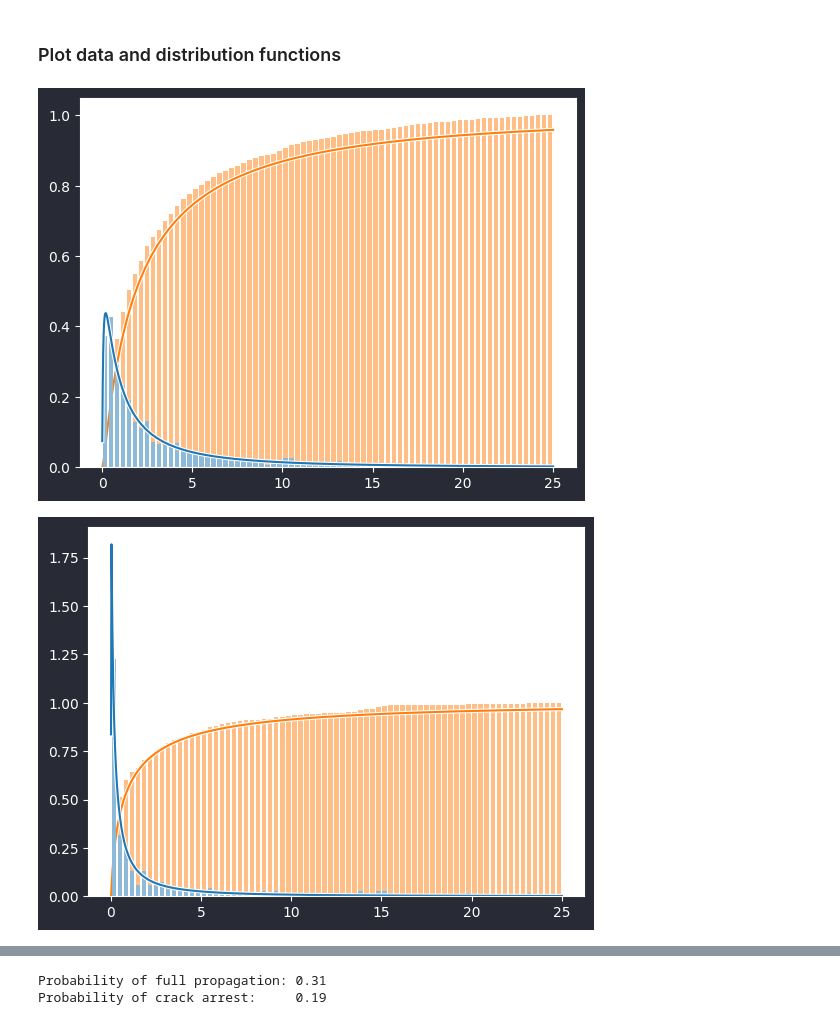
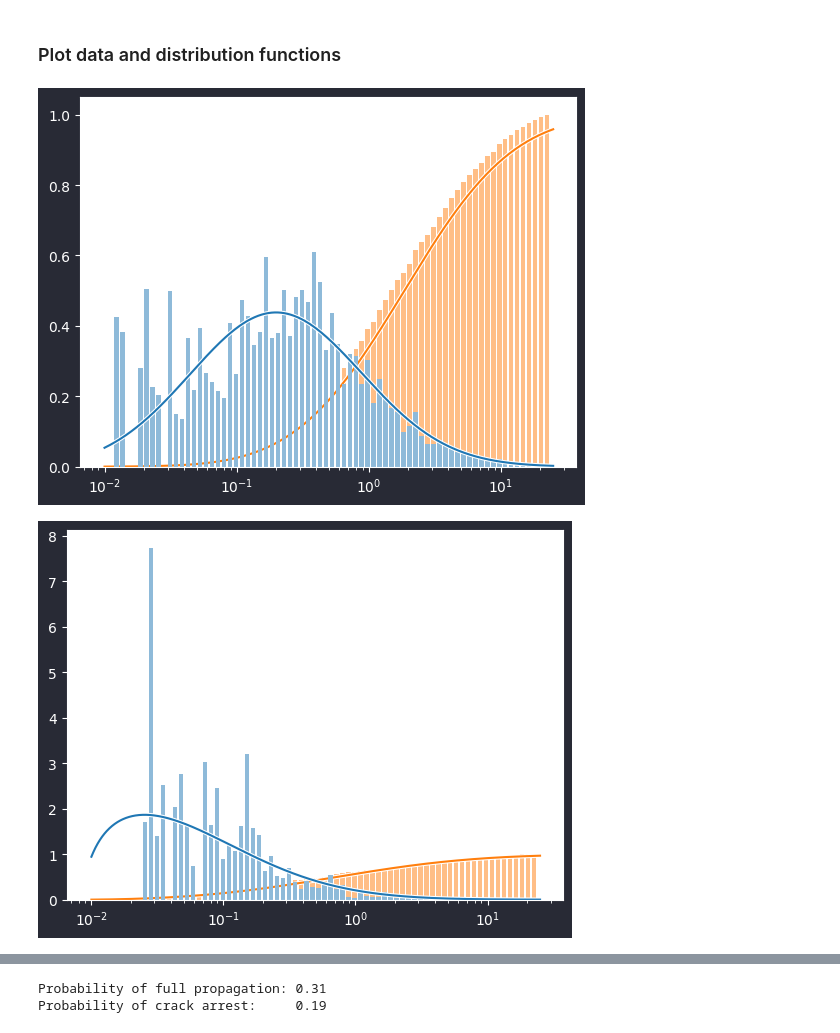
Before and after one commit to 2phi/oracle, a Jupyter notebook: analysis.ipynb, the cells around one changed output, grey strips where cells are left out. Drawn from its saved outputs; the diff is of its cells as text; code cells hidden in the pictures.

```diff
--- a/analysis.ipynb
+++ b/analysis.ipynb
@@ -275,12 +235,12 @@ display(fitter_d11_arr.summary(Nbest=3, plot=False))
 # %%
 import oracle.plot as plot
 
-plot.lognorm_pdf(df_end['Gc'])
-plot.lognorm_cdf(df_end['Gc'])
+plot.lognorm_distribution(df_end['Gc'], kind='pdf', log=True)
+plot.lognorm_distribution(df_end['Gc'], kind='cdf', log=True)
 # %% [output]
-[figure, old version]
+[figure, new version]
 # %%
-plot.lognorm_pdf(df_arr['Gc'])
-plot.lognorm_cdf(df_arr['Gc'])
+plot.lognorm_distribution(df_arr['Gc'], kind='pdf', log=True)
+plot.lognorm_distribution(df_arr['Gc'], kind='cdf', log=True)
 # %% [output]
-[figure, old version]
+[figure, new version]
```
Also changed, not shown: parts of 18 cells of this notebook.
